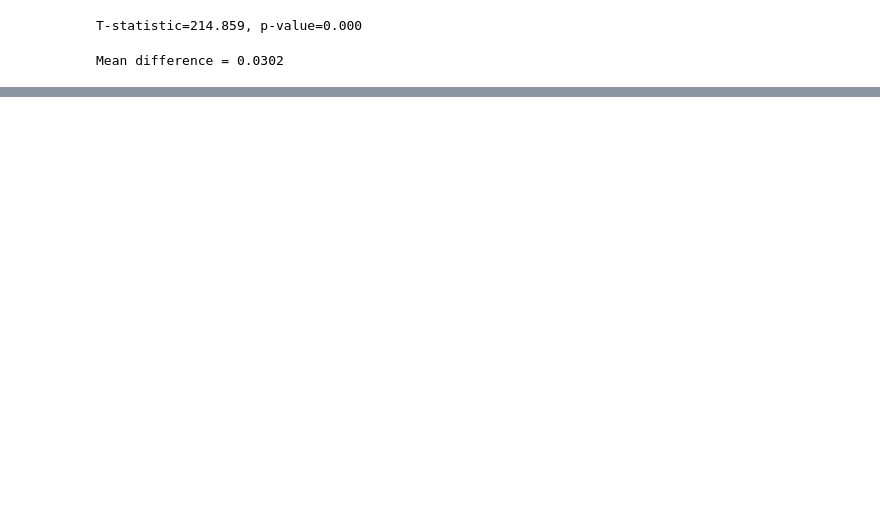
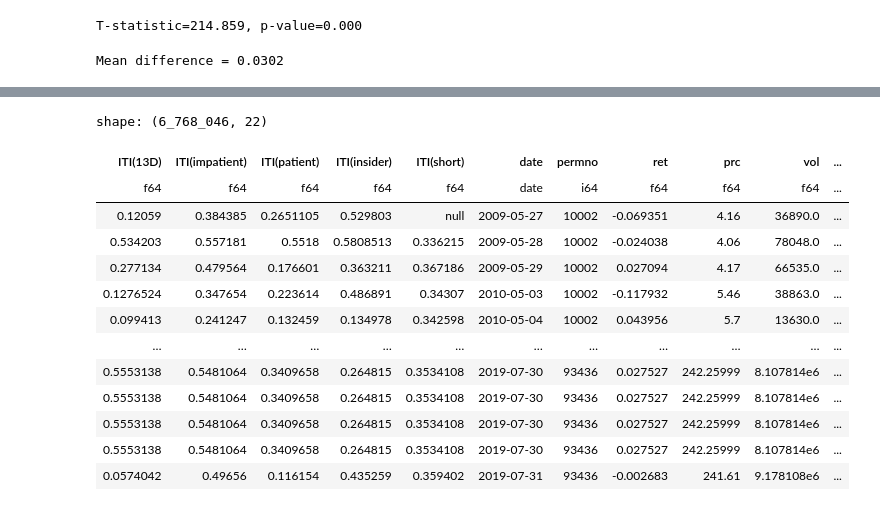
Before and after one commit to Wfiles/iti-8k-analysis, a Jupyter notebook: FNSPID.ipynb, the cells around one changed output, grey strips where cells are left out. Drawn from its saved outputs; the diff is of its cells as text; code cells hidden in the pictures; blank space fills up the shorter version.

Commit message:
extended analysis

```diff
--- a/FNSPID.ipynb
+++ b/FNSPID.ipynb
@@ -444,3 +444,34 @@ iti_near_news.hvplot.kde(y="ITI(13D)", label="Near News") * \
 iti_no_news.hvplot.kde(y="ITI(13D)", label="No News")
 # %% [output]
 [interactive output not drawn]
+# %%
+ns = [5, 10, 20] # EMA window sizes
+df_analysis = df.__copy__()
+for n in ns:
+   df_analysis = (
+        df_analysis
+        .sort(["permno", "date"])
+        .with_columns([
+            pl.col("sentiment_score")
+            .ewm_mean(alpha=2/(n+1), adjust=False)
+            .over("permno")
+            .alias(f"ema_sentiment_{n}_mean")
+        ])
+    )
+
+df_analysis
+# %% [output]
+shape: (6_768_046, 22)
+| ITI(13D) | ITI(impatient) | ITI(patient) | ITI(insider) | ITI(short) | date | permno | ret | prc | vol | ... |
+| f64 | f64 | f64 | f64 | f64 | date | i64 | f64 | f64 | f64 | ... |
+| 0.12059 | 0.384385 | 0.2651105 | 0.529803 | null | 2009-05-27 | 10002 | -0.069351 | 4.16 | 36890.0 | ... |
+| 0.534203 | 0.557181 | 0.5518 | 0.5808513 | 0.336215 | 2009-05-28 | 10002 | -0.024038 | 4.06 | 78048.0 | ... |
+| 0.277134 | 0.479564 | 0.176601 | 0.363211 | 0.367186 | 2009-05-29 | 10002 | 0.027094 | 4.17 | 66535.0 | ... |
+| 0.1276524 | 0.347654 | 0.223614 | 0.486891 | 0.34307 | 2010-05-03 | 10002 | -0.117932 | 5.46 | 38863.0 | ... |
+| 0.099413 | 0.241247 | 0.132459 | 0.134978 | 0.342598 | 2010-05-04 | 10002 | 0.043956 | 5.7 | 13630.0 | ... |
+| … | … | … | … | … | … | … | … | … | … | ... |
+| 0.5553138 | 0.5481064 | 0.3409658 | 0.264815 | 0.3534108 | 2019-07-30 | 93436 | 0.027527 | 242.25999 | 8.107814e6 | ... |
+| 0.5553138 | 0.5481064 | 0.3409658 | 0.264815 | 0.3534108 | 2019-07-30 | 93436 | 0.027527 | 242.25999 | 8.107814e6 | ... |
+| 0.5553138 | 0.5481064 | 0.3409658 | 0.264815 | 0.3534108 | 2019-07-30 | 93436 | 0.027527 | 242.25999 | 8.107814e6 | ... |
+| 0.5553138 | 0.5481064 | 0.3409658 | 0.264815 | 0.3534108 | 2019-07-30 | 93436 | 0.027527 | 242.25999 | 8.107814e6 | ... |
+| 0.0574042 | 0.49656 | 0.116154 | 0.435259 | 0.359402 | 2019-07-31 | 93436 | -0.002683 | 241.61 | 9.178108e6 | ... |
```
Also changed, not shown: parts of 10 cells of this notebook.
